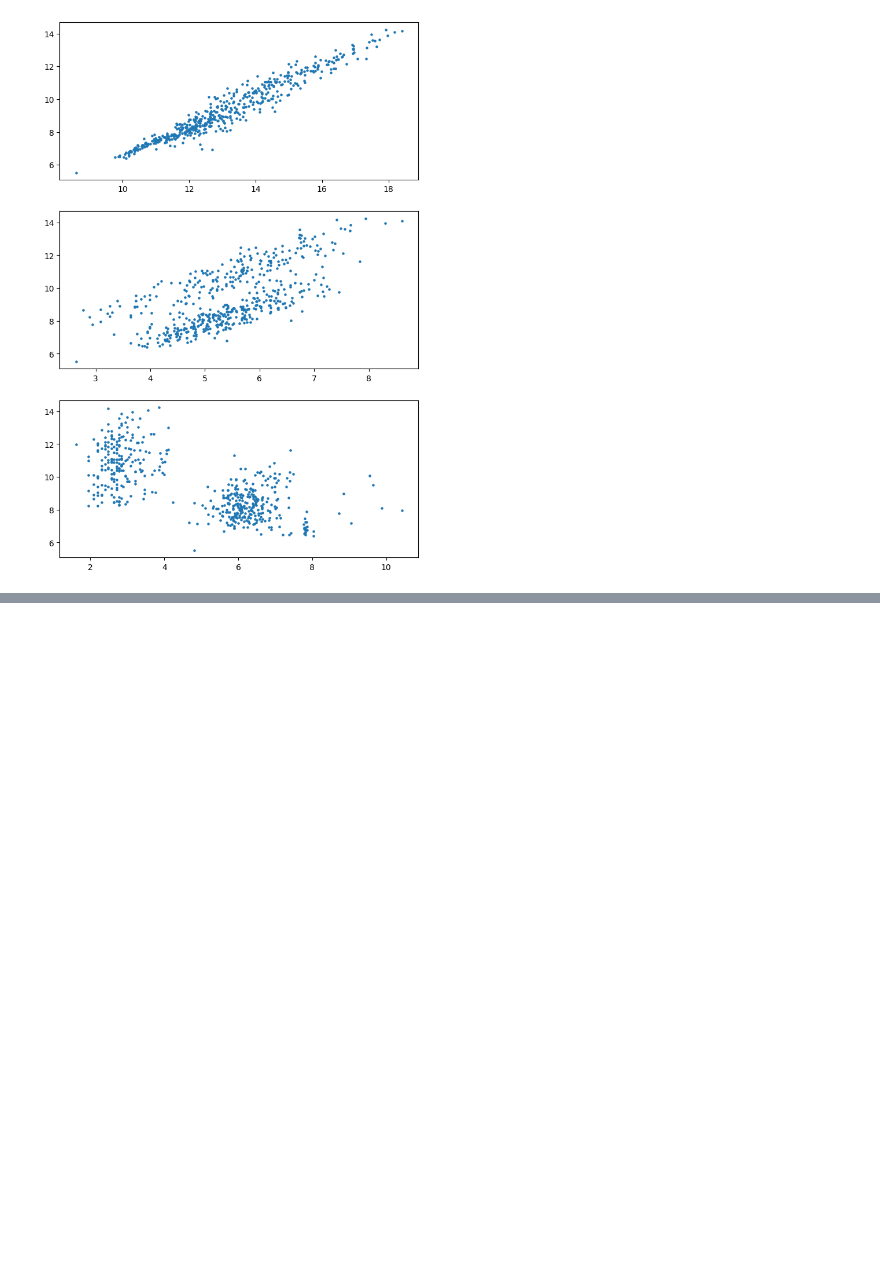
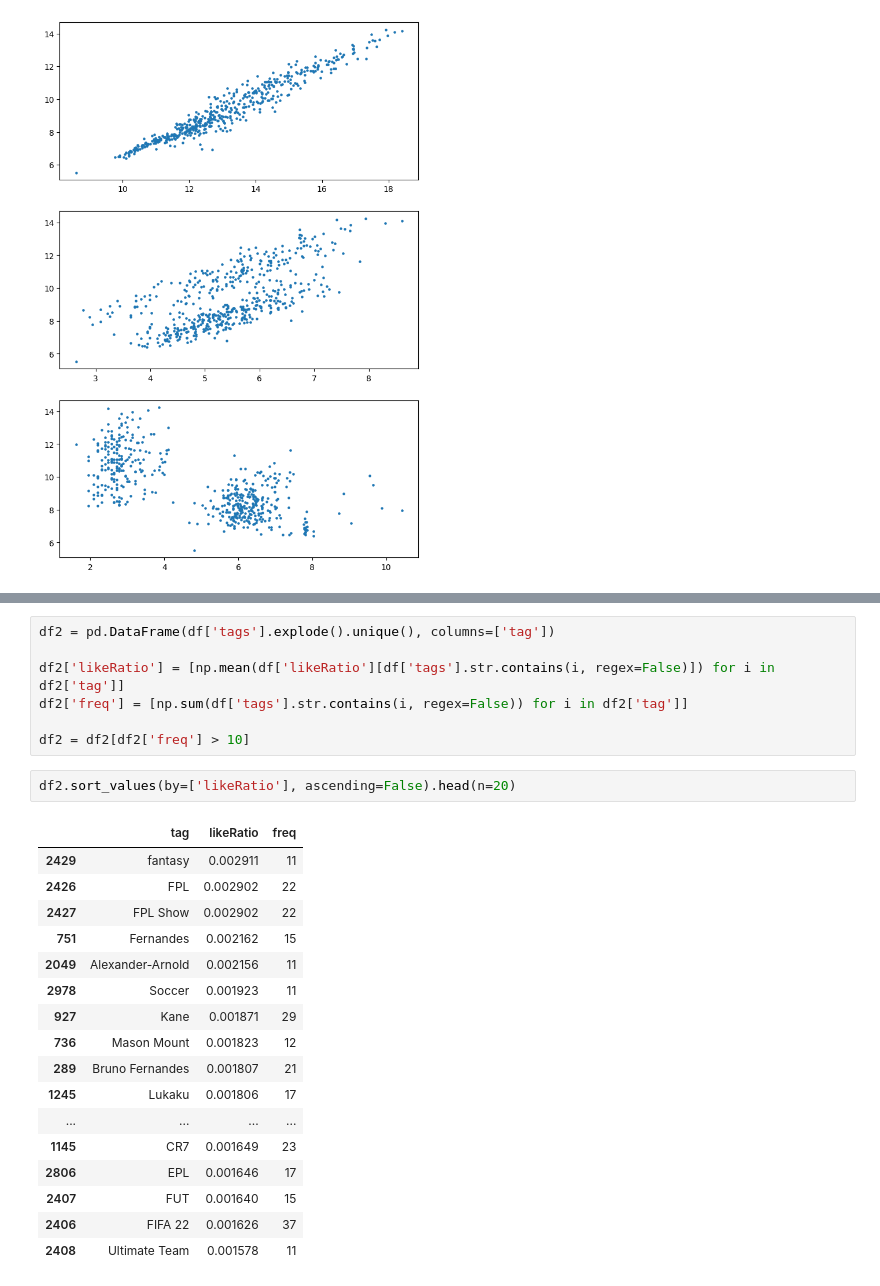
Before and after one commit to mw01github/Full-Data-Science-Process-Project, a Jupyter notebook: Analysis.ipynb, the cells around one changed output, grey strips where cells are left out. Drawn from its saved outputs; the diff is of its cells as text; blank space fills up the shorter version.

```diff
--- a/Analysis.ipynb
+++ b/Analysis.ipynb
@@ -104,0 +119,27 @@ plt.plot()
+# %%
+df2 = pd.DataFrame(df['tags'].explode().unique(), columns=['tag'])
+
+df2['likeRatio'] = [np.mean(df['likeRatio'][df['tags'].str.contains(i, regex=False)]) for i in df2['tag']]
+df2['freq'] = [np.sum(df['tags'].str.contains(i, regex=False)) for i in df2['tag']]
+
+df2 = df2[df2['freq'] > 10]
+# %%
+df2.sort_values(by=['likeRatio'], ascending=False).head(n=20)
+# %% [output]
+|  | tag | likeRatio | freq |
+| 2429 | fantasy | 0.002911 | 11 |
+| 2426 | FPL | 0.002902 | 22 |
+| 2427 | FPL Show | 0.002902 | 22 |
+| 751 | Fernandes | 0.002162 | 15 |
+| 2049 | Alexander-Arnold | 0.002156 | 11 |
+| 2978 | Soccer | 0.001923 | 11 |
+| 927 | Kane | 0.001871 | 29 |
+| 736 | Mason Mount | 0.001823 | 12 |
+| 289 | Bruno Fernandes | 0.001807 | 21 |
+| 1245 | Lukaku | 0.001806 | 17 |
+| ... | ... | ... | ... |
+| 1145 | CR7 | 0.001649 | 23 |
+| 2806 | EPL | 0.001646 | 17 |
+| 2407 | FUT | 0.001640 | 15 |
+| 2406 | FIFA 22 | 0.001626 | 37 |
+| 2408 | Ultimate Team | 0.001578 | 11 |
```
Also changed, not shown: parts of 5 cells of this notebook.
